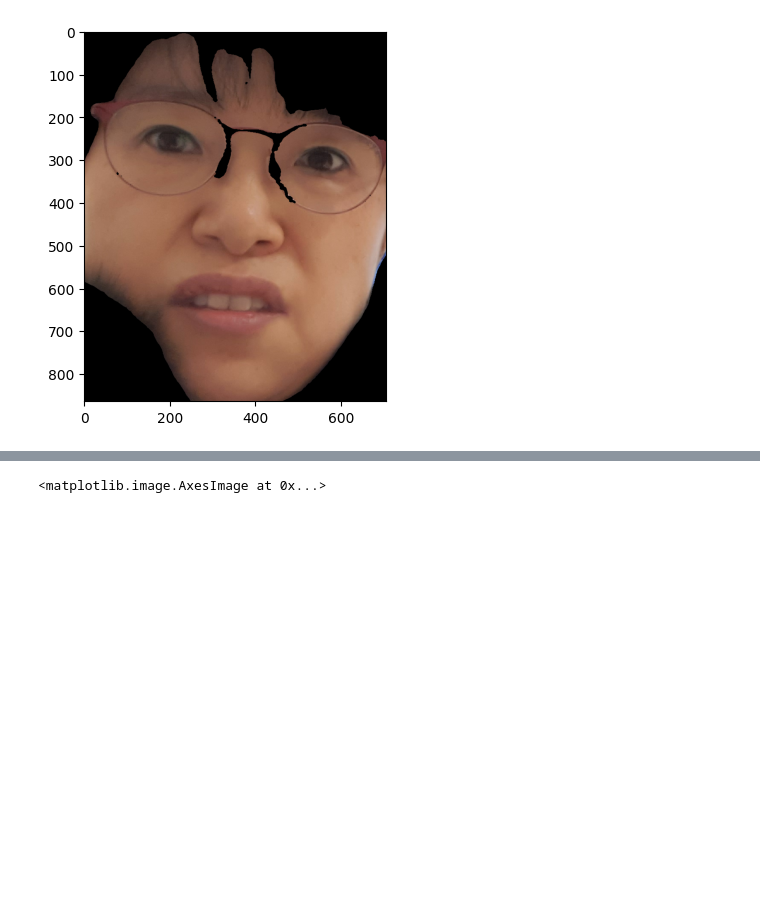
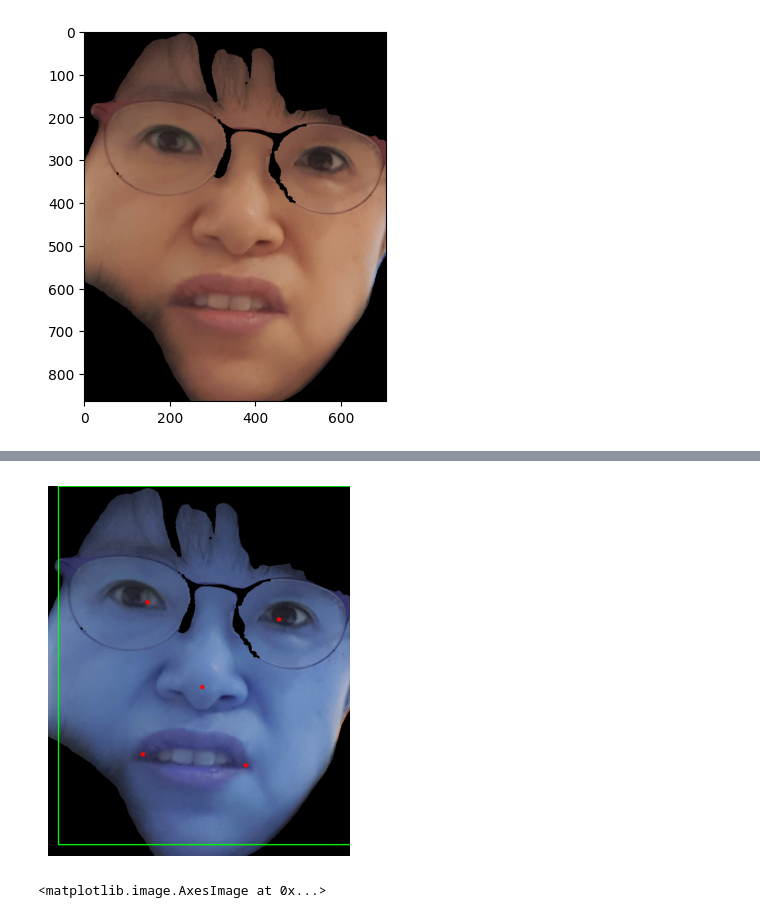
Before and after one commit to zooodung/Face_Image_Emotion_Classification, a Jupyter notebook: FP_PREPROCESSING.ipynb, the cells around one changed output, grey strips where cells are left out. Drawn from its saved outputs; the diff is of its cells as text; code cells hidden in the pictures; blank space fills up the shorter version.

```diff
--- a/FP_PREPROCESSING.ipynb
+++ b/FP_PREPROCESSING.ipynb
@@ -23,14 +24,14 @@ from skimage import color
 # %%
-TRAIN_JSON_PATH = '/content/drive/MyDrive/Final/Data/label/train/'
-VALID_JSON_PATH = '/content/drive/MyDrive/Final/Data/label/val/'
+TRAIN_JSON_PATH = '/content/drive/MyDrive/Project/Data/label/train/'
+VALID_JSON_PATH = '/content/drive/MyDrive/Project/Data/label/val/'
 
-TRAIN_IMG_PATH = '/content/drive/MyDrive/Final/Data/img/train/'
-VALID_IMG_PATH = '/content/drive/MyDrive/Final/Data/label/val/'
+TRAIN_IMG_PATH = '/content/drive/MyDrive/Project/Data/img/train/'
+VALID_IMG_PATH = '/content/drive/MyDrive/Project/Data/img/val/'
 
-TRAIN_SEGMENT_PATH = '/content/drive/MyDrive/Final/Data/segmentation/train/'
-VALID_SEGMENT_PATH = '/content/drive/MyDrive/Final/Data/segmentation/val/'
+TRAIN_SEGMENT_PATH = '/content/drive/MyDrive/Project/Data/segmentation/train/'
+VALID_SEGMENT_PATH = '/content/drive/MyDrive/Project/Data/segmentation/val/'
 
-AFTER_PREPROCESSING_IMG_PATH = '/content/drive/MyDrive/Final/Data/img_preprocessing/train/'
+AFTER_PREPROCESSING_IMG_PATH = '/content/drive/MyDrive/Project/Data/img_preprocessing/train/'
 # %%
 with open (TRAIN_JSON_PATH + "train_anger.json", "r", encoding='euc-kr') as f:
     anger_label = json.load(f)
@@ -187,7 +185,7 @@ def crop_face(label_data, img):
 # %% [markdown]
 ##### 바운딩 박스와 특징점을 추출하는 함수
 # %%
-def extract_face_info(label_data, img):
+def extract_face_info_mtcnn(label_data, img):
   detector = MTCNN() # MTCNN 인스턴스 생성
 
   faces = detector.detect_faces(img) # 얼굴 감지
@@ -214,7 +212,7 @@ def extract_face_info(label_data, img):
 ##### 추출한 바운딩 박스와 특징점을 이미지로 출력하는 함수
 # %%
 #def print_face_info(image, face_info_list):
-def print_face_info(image, face_info):
+def print_face_info_mtcnn(image, face_info):
   # 이미지 복사
   image_with_info = image.copy()
 
@@ -333,12 +408,13 @@ from skimage import color
 # %%
 img_masked = mask_img(anger[2]['filename'], 'anger/', anger_segment) # 이미지 face만 출력
 img_cropped = crop_face(anger[2],img_masked) # 이미지 Crop
-img_info = extract_face_info(anger[2], img_cropped) # 이미지 특징점 추출
-rotated_image = rotate_image(img_cropped, calculate_angle(img_info)) # 좌/우 눈을 수평으로 이미지 회전
+img_info_1 = extract_face_info_mtcnn(anger[2], img_cropped) # 이미지 특징점 추출
+rotated_image = rotate_image(img_cropped, calculate_angle(img_info_1)) # 좌/우 눈을 수평으로 이미지 회전
 
 #img_info['keypoints'] = rotate_keypoints(img_info['keypoints'], calculate_angle(img_info), (img_cropped.shape[1] // 2, img_cropped.shape[0] // 2)) # 키포인트 회전, 기존 키포인트 수정
-img_normalized = normalize_face(rotated_image, img_info['keypoints'])
-img_info = extract_face_info(anger[2], img_normalized) # 이미지 특징점 재추출
+img_normalized = normalize_face(rotated_image, img_info_1['keypoints']) # 눈사이 거리 정규화, 코 끝을 기준으로 가운데 이동
+img_info = extract_face_info_dlib(img_normalized) # 이미지 특징점 재추출 Dlib
+#img_info = extract_face_info(anger[2], img_normalized) # 이미지 특징점 재추출 mtcnn
 
 img_grayscaled = cv2.cvtColor(img_normalized, cv2.COLOR_BGR2GRAY) # Grayscalling
 img_clahe = clahe.apply(img_grayscaled) # CLAHE
@@ -401,3 +469,7 @@ print_face_info(img_cropped, img_info)
+# %%
+print_face_info_mtcnn(img_cropped, img_info_1)
+# %% [output]
+[figure, added]
 # %%
 plt.imshow(rotated_image)
 # %% [output]
```
Also changed, not shown: parts of 23 cells of this notebook.
